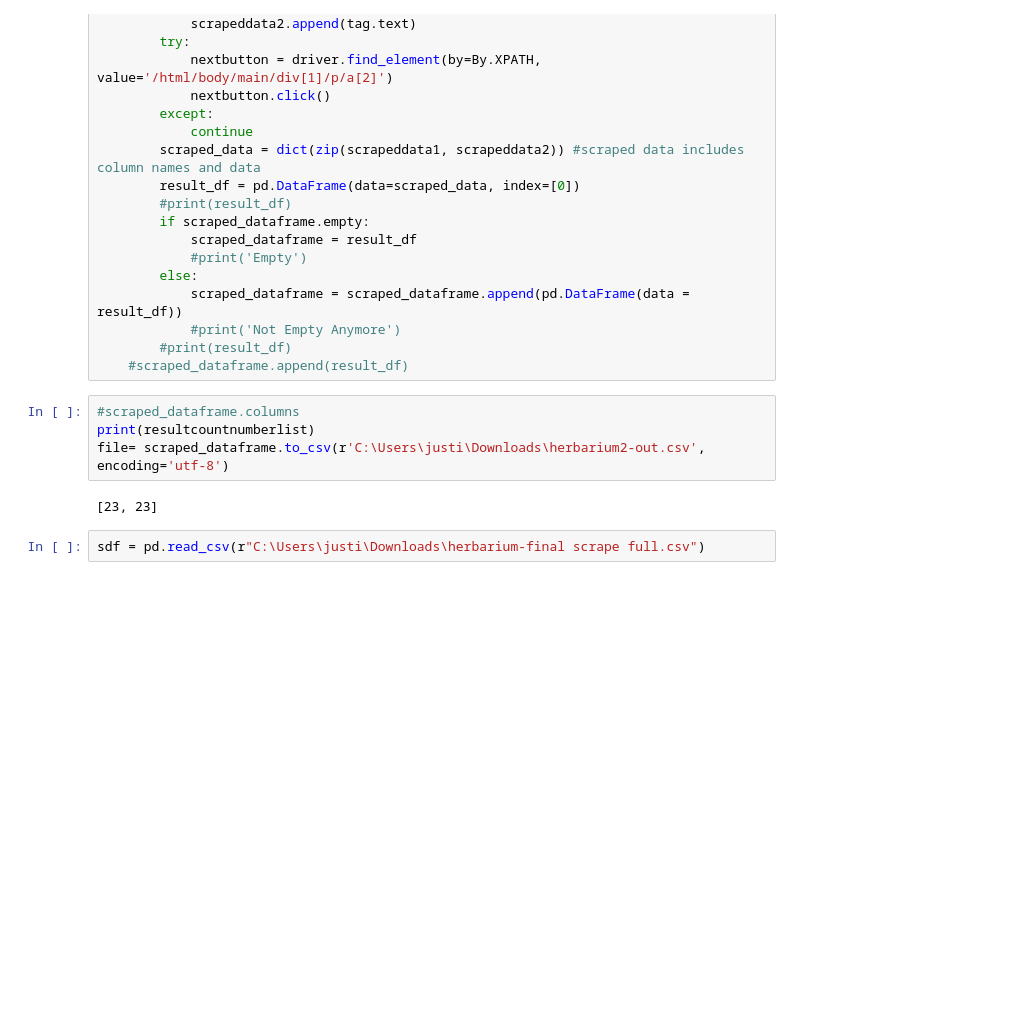
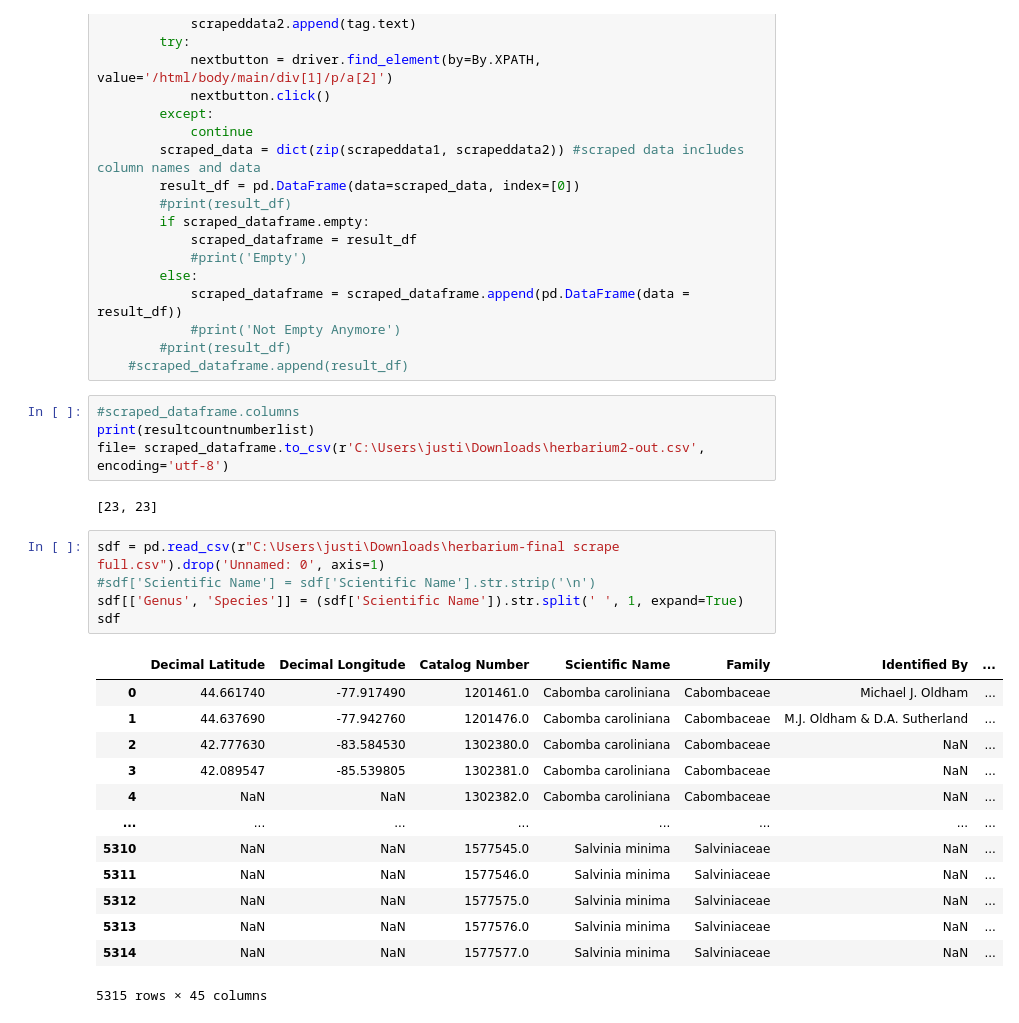
Before and after one commit to ponetteRS/Great_Lakes_Data, a Jupyter notebook: umich_herbarium_scraping_script.ipynb, the cells around one changed output. Cells and saved outputs as stored; diff of their text form; blank space fills up the shorter version.

```diff
--- a/umich_herbarium_scraping_script.ipynb
+++ b/umich_herbarium_scraping_script.ipynb
@@ -129,4 +132,21 @@ file= scraped_dataframe.to_csv(r'C:\Users\justi\Downloads\herbarium2-out.csv', e
 # %% [output]
 [23, 23]
 # %%
-sdf = pd.read_csv(r"C:\Users\justi\Downloads\herbarium-final scrape full.csv")
+sdf = pd.read_csv(r"C:\Users\justi\Downloads\herbarium-final scrape full.csv").drop('Unnamed: 0', axis=1)
+#sdf['Scientific Name'] = sdf['Scientific Name'].str.strip('\n')
+sdf[['Genus', 'Species']] = (sdf['Scientific Name']).str.split(' ', 1, expand=True)
+sdf
+# %% [output]
+|  | Decimal Latitude | Decimal Longitude | Catalog Number | Scientific Name | Family | Identified By | ... |
+| 0 | 44.661740 | -77.917490 | 1201461.0 | Cabomba caroliniana | Cabombaceae | Michael J. Oldham | ... |
+| 1 | 44.637690 | -77.942760 | 1201476.0 | Cabomba caroliniana | Cabombaceae | M.J. Oldham & D.A. Sutherland | ... |
+| 2 | 42.777630 | -83.584530 | 1302380.0 | Cabomba caroliniana | Cabombaceae | NaN | ... |
+| 3 | 42.089547 | -85.539805 | 1302381.0 | Cabomba caroliniana | Cabombaceae | NaN | ... |
+| 4 | NaN | NaN | 1302382.0 | Cabomba caroliniana | Cabombaceae | NaN | ... |
+| ... | ... | ... | ... | ... | ... | ... | ... |
+| 5310 | NaN | NaN | 1577545.0 | Salvinia minima | Salviniaceae | NaN | ... |
+| 5311 | NaN | NaN | 1577546.0 | Salvinia minima | Salviniaceae | NaN | ... |
+| 5312 | NaN | NaN | 1577575.0 | Salvinia minima | Salviniaceae | NaN | ... |
+| 5313 | NaN | NaN | 1577576.0 | Salvinia minima | Salviniaceae | NaN | ... |
+| 5314 | NaN | NaN | 1577577.0 | Salvinia minima | Salviniaceae | NaN | ... |
+5315 rows × 45 columns
```
Also changed, not shown: parts of 6 cells of this notebook.
